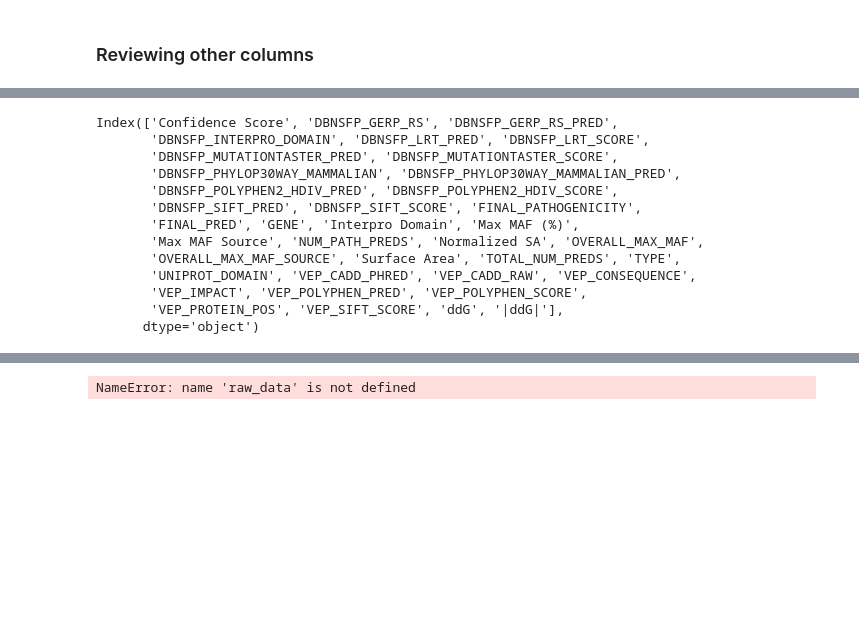
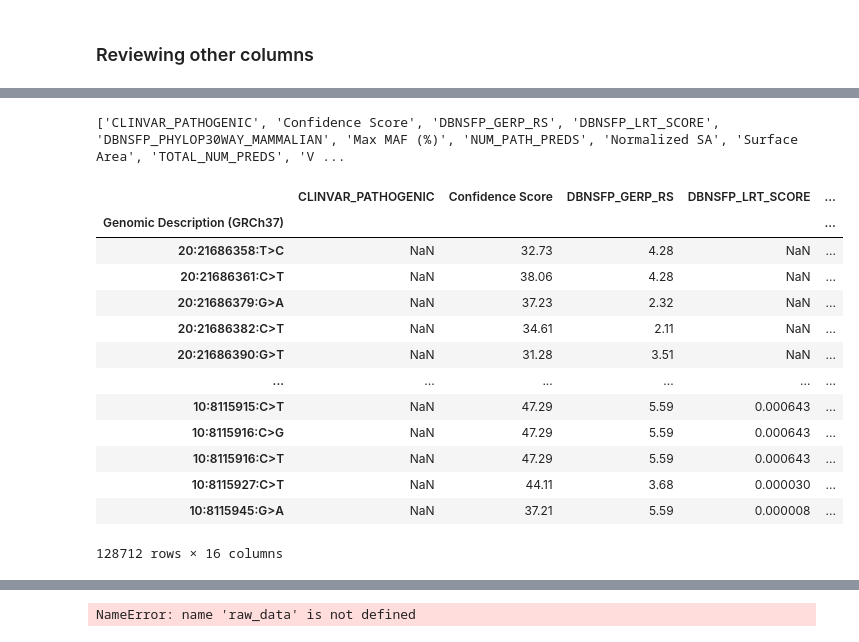
Before and after one commit to seanrobryan/ML-Variant-Classification, a Jupyter notebook: model_building.ipynb, the cells around one changed output, grey strips where cells are left out. Cells and saved outputs as stored; diff of their text form; code cells hidden in the pictures; blank space fills up the shorter version.

```diff
--- a/model_building.ipynb
+++ b/model_building.ipynb
@@ -434,0 +546,4 @@ dbnsfp_cols
+# %%
+working_df = working_df[working_df.TYPE == 'SNV'].drop(columns='TYPE') # Drop multi-nucleotide variants (MNVS), remove TYPE column
+# %%
+working_df = working_df[working_df.Consequence == 'missense_variant'] # Drop missense variants with secondary effects, i.e., splite region variant
@@ -434,0 +560,3 @@ dbnsfp_cols
+# %%
+print(working_df.Impact.value_counts())
+working_df = working_df.drop(columns='Impact')
@@ -434,0 +580,3 @@ dbnsfp_cols
+# %%
+print(len(working_df.VEP_FEATURE.value_counts()))
+working_df = working_df.drop(columns='VEP_FEATURE')
@@ -588,16 +608,20 @@ working_df.head()
-# %%
-working_df.columns
-# %% [output]
-Index(['Confidence Score', 'DBNSFP_GERP_RS', 'DBNSFP_GERP_RS_PRED',
-       'DBNSFP_INTERPRO_DOMAIN', 'DBNSFP_LRT_PRED', 'DBNSFP_LRT_SCORE',
-       'DBNSFP_MUTATIONTASTER_PRED', 'DBNSFP_MUTATIONTASTER_SCORE',
-       'DBNSFP_PHYLOP30WAY_MAMMALIAN', 'DBNSFP_PHYLOP30WAY_MAMMALIAN_PRED',
-       'DBNSFP_POLYPHEN2_HDIV_PRED', 'DBNSFP_POLYPHEN2_HDIV_SCORE',
-       'DBNSFP_SIFT_PRED', 'DBNSFP_SIFT_SCORE', 'FINAL_PATHOGENICITY',
-       'FINAL_PRED', 'GENE', 'Interpro Domain', 'Max MAF (%)',
-       'Max MAF Source', 'NUM_PATH_PREDS', 'Normalized SA', 'OVERALL_MAX_MAF',
-       'OVERALL_MAX_MAF_SOURCE', 'Surface Area', 'TOTAL_NUM_PREDS', 'TYPE',
-       'UNIPROT_DOMAIN', 'VEP_CADD_PHRED', 'VEP_CADD_RAW', 'VEP_CONSEQUENCE',
-       'VEP_IMPACT', 'VEP_POLYPHEN_PRED', 'VEP_POLYPHEN_SCORE',
-       'VEP_PROTEIN_POS', 'VEP_SIFT_SCORE', 'ddG', '|ddG|'],
-      dtype='object')
+# %%
+numerical_columns = working_df.select_dtypes(include=[np.number]).columns.tolist()
+print(numerical_columns)
+working_df[numerical_columns]
+# %% [output]
+['CLINVAR_PATHOGENIC', 'Confidence Score', 'DBNSFP_GERP_RS', 'DBNSFP_LRT_SCORE', 'DBNSFP_PHYLOP30WAY_MAMMALIAN', 'Max MAF (%)', 'NUM_PATH_PREDS', 'Normalized SA', 'Surface Area', 'TOTAL_NUM_PREDS', 'V ...
+|  | CLINVAR_PATHOGENIC | Confidence Score | DBNSFP_GERP_RS | DBNSFP_LRT_SCORE | ... |
+| Genomic Description (GRCh37) |  |  |  |  | ... |
+| 20:21686358:T>C | NaN | 32.73 | 4.28 | NaN | ... |
+| 20:21686361:C>T | NaN | 38.06 | 4.28 | NaN | ... |
+| 20:21686379:G>A | NaN | 37.23 | 2.32 | NaN | ... |
+| 20:21686382:C>T | NaN | 34.61 | 2.11 | NaN | ... |
+| 20:21686390:G>T | NaN | 31.28 | 3.51 | NaN | ... |
+| ... | ... | ... | ... | ... | ... |
+| 10:8115915:C>T | NaN | 47.29 | 5.59 | 0.000643 | ... |
+| 10:8115916:C>G | NaN | 47.29 | 5.59 | 0.000643 | ... |
+| 10:8115916:C>T | NaN | 47.29 | 5.59 | 0.000643 | ... |
+| 10:8115927:C>T | NaN | 44.11 | 3.68 | 0.000030 | ... |
+| 10:8115945:G>A | NaN | 37.21 | 5.59 | 0.000008 | ... |
+128712 rows × 16 columns
```
Also changed, not shown: parts of 116 cells of this notebook, 1 other file.
